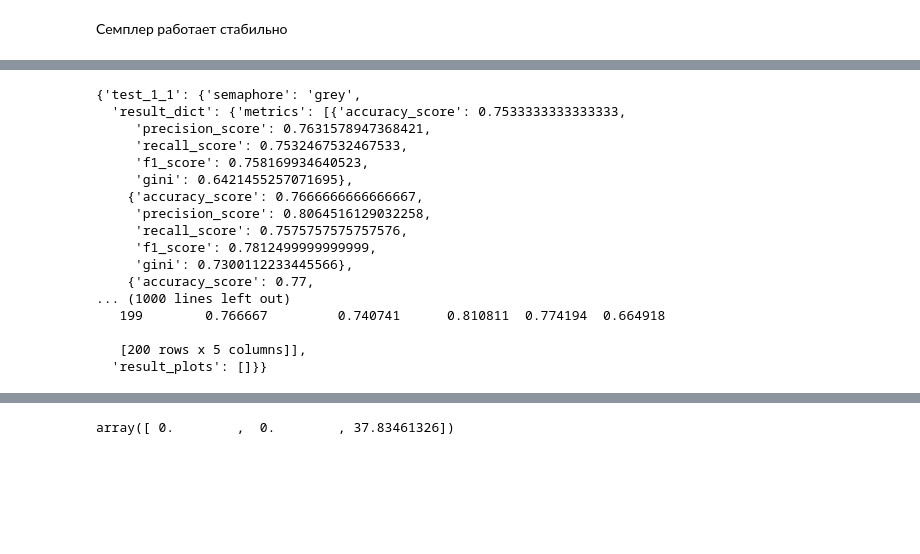
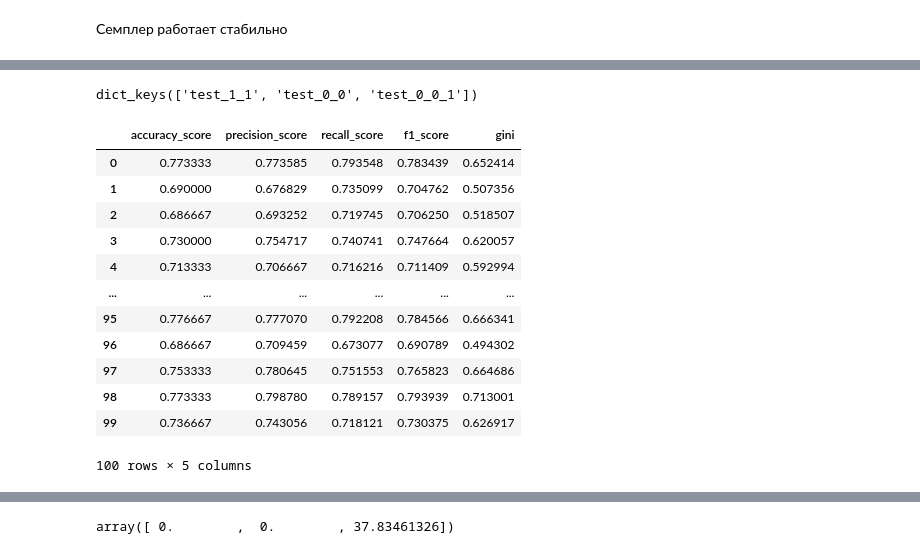
Before and after one commit to SultanovAR/show_vallib, a Jupyter notebook: example.ipynb, the cells around one changed output, grey strips where cells are left out. Drawn from its saved outputs; the diff is of its cells as text; code cells hidden in the pictures; blank space fills up the shorter version.

```diff
--- a/example.ipynb
+++ b/example.ipynb
@@ -105,0 +116,31 @@ validor.pipeline
+# %%
+def custom_test(model, scorer, sampler, a = 10, **kwargs):
+    metrics = []
+    for i in range(a):
+        sampler.set_seed(i)
+        train = sampler.train
+        oos = sampler.oos
+        model.fit(X=train["X"], y=train["y_true"])
+        y_pred = model.predict_proba(oos['X'])
+        metrics.append(scorer.score(oos['y_true'], y_pred))
+
+    return {
+        "semaphore": "grey",
+        "result_dict": {'mean_f1': np.mean([i['f1_score'] for i in metrics])},
+        "result_dataframes": [pd.DataFrame(metrics)],
+        "result_plots": [],
+    }  # сделать один в один со SberDS
+
+
+custom_tests = {
+    "test_0_0": {"block": "model_stability", "callable": custom_test, "params": {}},
+    "test_0_0_1": {
+        "block": "model_stability",
+        "callable": custom_test,
+        "params": {"a": 100},
+    },
+}
+
+
+validor = BaseValidation(model, sampler, scorer, custom_tests=custom_tests)
+validor.pipeline
@@ -106,22 +160,21 @@ validor.pipeline
 # %%
 res = validor.validate()
+res.keys()
+# %% [output]
+dict_keys(['test_1_1', 'test_0_0', 'test_0_0_1'])
-# %%
-res
-# %% [output]
-{'test_1_1': {'semaphore': 'grey',
-  'result_dict': {'metrics': [{'accuracy_score': 0.7533333333333333,
-     'precision_score': 0.7631578947368421,
-     'recall_score': 0.7532467532467533,
-     'f1_score': 0.758169934640523,
-     'gini': 0.6421455257071695},
-    {'accuracy_score': 0.7666666666666667,
-     'precision_score': 0.8064516129032258,
-     'recall_score': 0.7575757575757576,
-     'f1_score': 0.7812499999999999,
-     'gini': 0.7300112233445566},
-    {'accuracy_score': 0.77,
-... (1000 lines left out)
-   199        0.766667         0.740741      0.810811  0.774194  0.664918
-
-   [200 rows x 5 columns]],
-  'result_plots': []}}
+# %%
+res['test_0_0_1']['result_dataframes'][0]
+# %% [output]
+|  | accuracy_score | precision_score | recall_score | f1_score | gini |
+| 0 | 0.773333 | 0.773585 | 0.793548 | 0.783439 | 0.652414 |
+| 1 | 0.690000 | 0.676829 | 0.735099 | 0.704762 | 0.507356 |
+| 2 | 0.686667 | 0.693252 | 0.719745 | 0.706250 | 0.518507 |
+| 3 | 0.730000 | 0.754717 | 0.740741 | 0.747664 | 0.620057 |
+| 4 | 0.713333 | 0.706667 | 0.716216 | 0.711409 | 0.592994 |
+| ... | ... | ... | ... | ... | ... |
+| 95 | 0.776667 | 0.777070 | 0.792208 | 0.784566 | 0.666341 |
+| 96 | 0.686667 | 0.709459 | 0.673077 | 0.690789 | 0.494302 |
+| 97 | 0.753333 | 0.780645 | 0.751553 | 0.765823 | 0.664686 |
+| 98 | 0.773333 | 0.798780 | 0.789157 | 0.793939 | 0.713001 |
+| 99 | 0.736667 | 0.743056 | 0.718121 | 0.730375 | 0.626917 |
+100 rows × 5 columns
```
Also changed, not shown: parts of 7 cells of this notebook, 1 other file.
